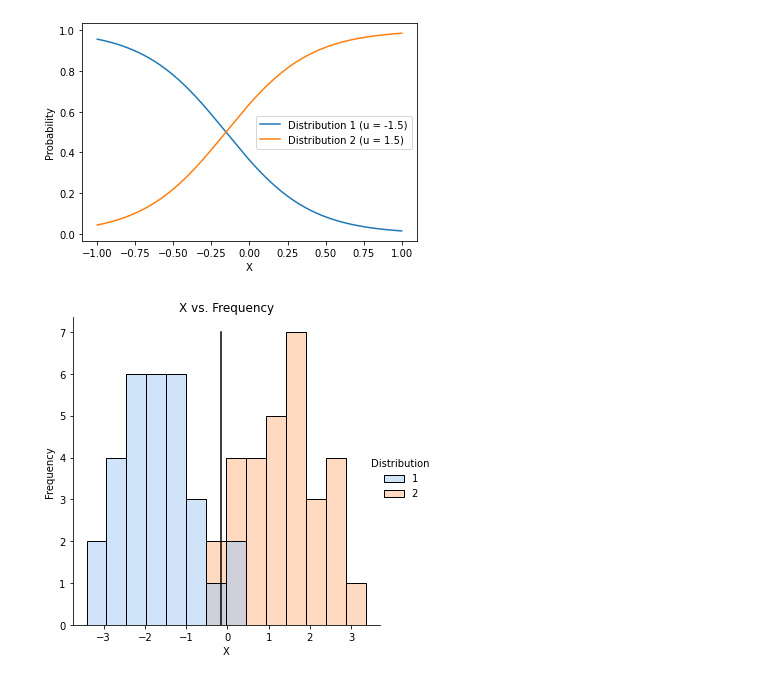
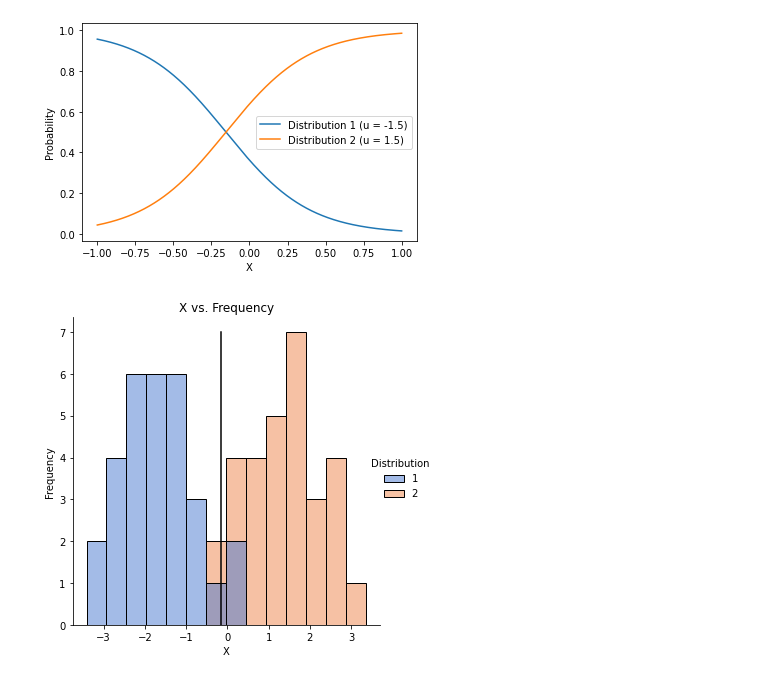
Before and after one commit to ys-lin14/statistical-learning, a Jupyter notebook: 4_classification/4.4_linear_discriminant_analysis.ipynb, the cells around one changed output. Cells and saved outputs as stored; diff of their text form; code cells hidden in the pictures.

```diff
--- a/4_classification/4.4_linear_discriminant_analysis.ipynb
+++ b/4_classification/4.4_linear_discriminant_analysis.ipynb
@@ -14,15 +15,15 @@ X1 = np.random.normal(loc=-1.5, scale=1, size=n_samples)
 X2 = np.random.normal(loc=1.5, scale=1, size=n_samples)
 X = np.hstack((X1, X2))
 
+# y for normal X distributions 1 or 2
 y1 = np.ones(shape=n_samples)
 y2 = np.full(n_samples, 2)
-y = np.hstack((y1, y2)) # distribution (class) 1 or 2
+y = np.hstack((y1, y2)).astype(int)
 # %%
 data = pd.DataFrame({
     'X': X,
     'y': y,
 })
-data['y'] = data['y'].astype(int)
 # %%
 X = X.reshape(-1, 1)
 classifier = LinearDiscriminantAnalysis()
@@ -47,20 +49,21 @@ plt.show()
 # %% [output]
 [figure]
 # %%
+# plot distributions and LDA decision boundary
 distribution_plot = sns.displot(
     data=data,
     x='X',
     bins=14,
     hue='y',
-    palette='pastel'
+    palette='muted'
 )
 distribution_plot.set(
     title='X vs. Frequency',
     ylabel='Frequency',
 )
 # edit seaborn legend https://stackoverflow.com/questions/45201514/
 distribution_plot.legend.set_title('Distribution')
 plt.plot([decision_boundary, decision_boundary], [0, 7], color='black')
 plt.show()
 # %% [output]
-[figure, old version]
+[figure, new version]
```
Also changed, not shown: parts of 7 cells of this notebook.
